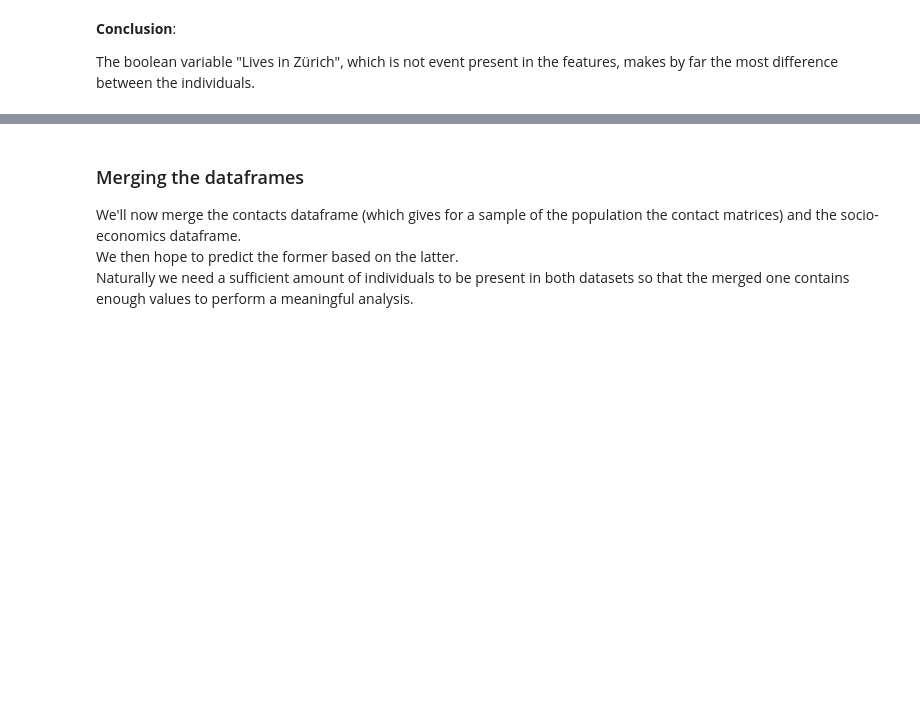
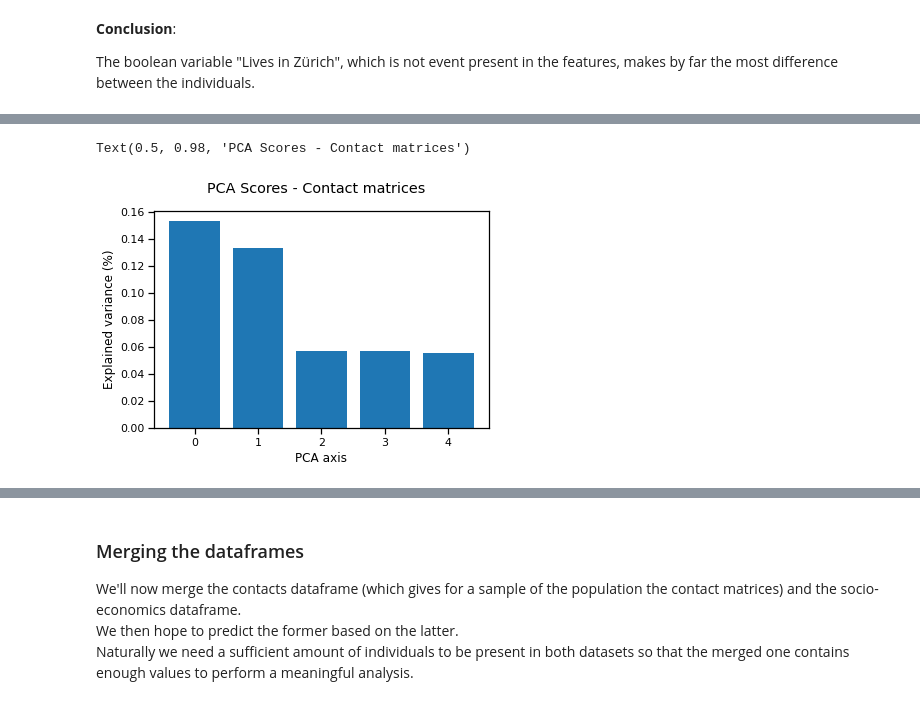
Before and after one commit to dauvillc/covid-19-switzerland, a Jupyter notebook: scripts/contact_matrices.ipynb, the cells around one changed output, grey strips where cells are left out. Saved outputs shown, nothing was run; the diff lists cells and outputs as text; code cells hidden in the pictures; blank space fills up the shorter version.

```diff
--- a/scripts/contact_matrices.ipynb
+++ b/scripts/contact_matrices.ipynb
@@ -579,0 +610,26 @@ The boolean variable "Lives in Zürich", which is not event present in the featu
+# %%
+# Drops the ID as it shouldn't be used as a feature
+contacts_data = contacts_df.drop('id', axis=1)
+
+# Performs PCA onto the soc/eco features to reduce them to 2d
+contacts_pca = PCA(n_components=5, random_state=42)
+contacts_scaler = StandardScaler()
+contacts_scaler.fit(contacts_data)
+scaled_contacts_data = contacts_scaler.transform(contacts_data)
+
+contacts_pca.fit(scaled_contacts_data)
+pca_contacts_transform = contacts_pca.transform(scaled_contacts_data)
+
+# Applies GMM clustering to better visualize the clusters and use
+# them for further analysis
+pca_contacts_gmm = GaussianMixture(n_components=3, random_state=42).fit(pca_contacts_transform)
+pca_contacts_clusters = pca_contacts_gmm.predict(pca_contacts_transform)
+# %%
+# Prints the explained variance for each component
+plt.bar(x=np.arange(contacts_pca.components_.shape[0]), height=contacts_pca.explained_variance_ratio_)
+plt.xlabel('PCA axis')
+plt.ylabel('Explained variance (%)')
+plt.suptitle("PCA Scores - Contact matrices")
+# %% [output]
+Text(0.5, 0.98, 'PCA Scores - Contact matrices')
+[figure, added]
```
Also changed, not shown: parts of 19 cells of this notebook.
